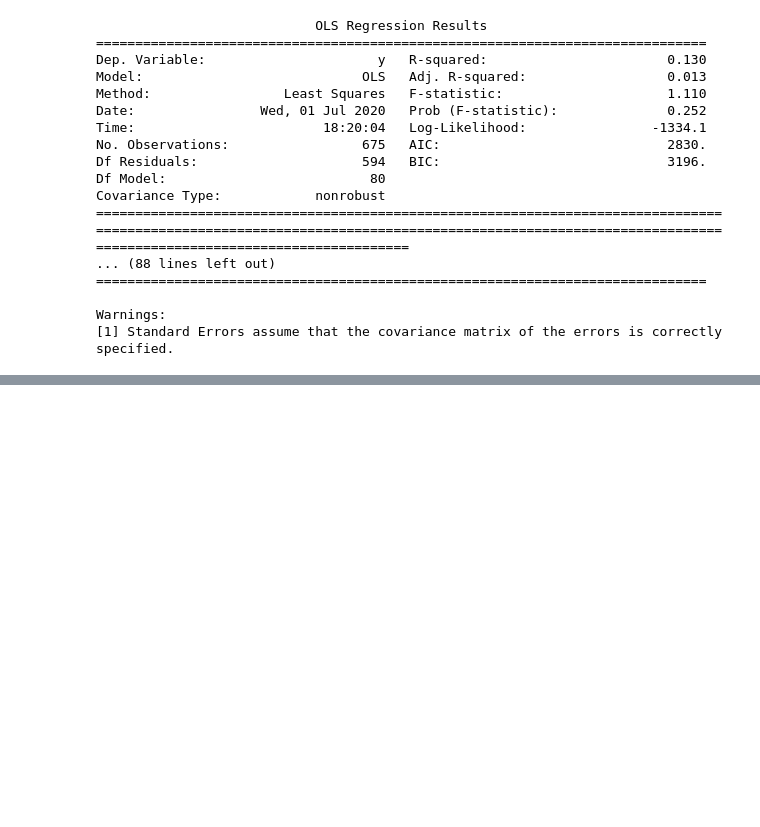
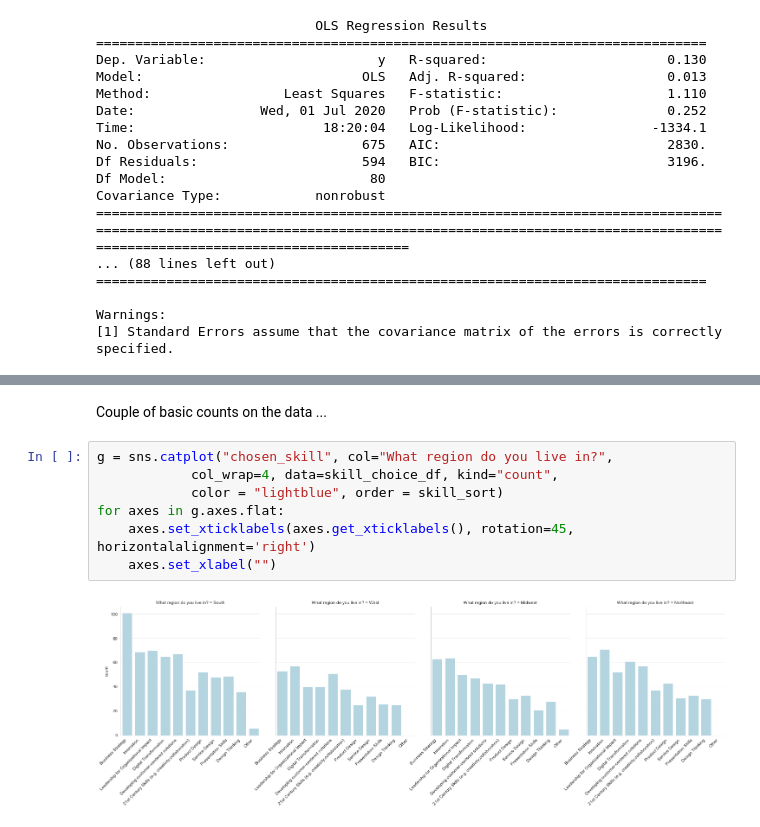
Before and after one commit to ideo/ideo-academy-survey, a Jupyter notebook: eda_and_regression.ipynb, the cells around one changed output, grey strips where cells are left out. Cells and saved outputs as stored; diff of their text form; blank space fills up the shorter version.

```diff
--- a/eda_and_regression.ipynb
+++ b/eda_and_regression.ipynb
@@ -347,0 +445,11 @@ Warnings:
+# %% [markdown]
+Couple of basic counts on the data ...
+# %%
+g = sns.catplot("chosen_skill", col="What region do you live in?",
+            col_wrap=4, data=skill_choice_df, kind="count",
+            color = "lightblue", order = skill_sort)
+for axes in g.axes.flat:
+    axes.set_xticklabels(axes.get_xticklabels(), rotation=45, horizontalalignment='right')
+    axes.set_xlabel("")
+# %% [output]
+[figure, added]
```
Also changed, not shown: parts of 73 cells of this notebook.
